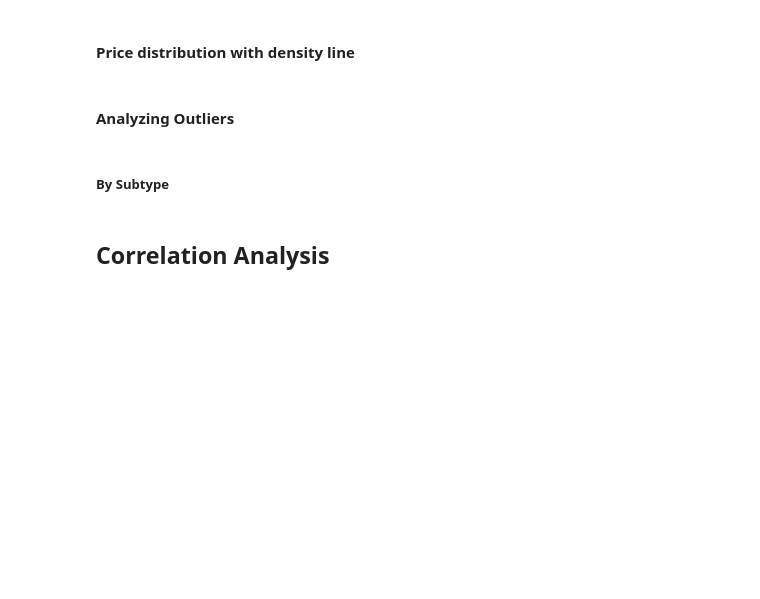
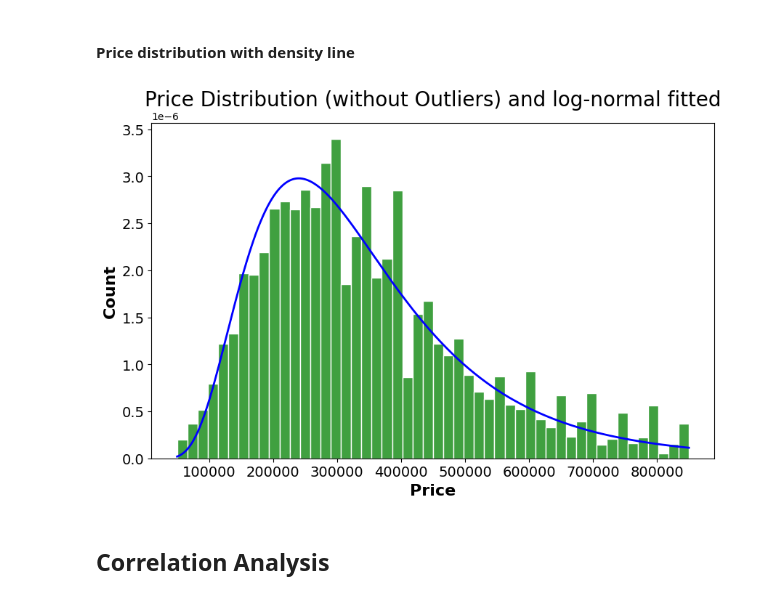
Before and after one commit to hermstefanny/immo-eliza-analysis, a Jupyter notebook: eda_draft.ipynb, the cells around one changed output. Drawn from its saved outputs; the diff is of its cells as text; code cells hidden in the pictures; blank space fills up the shorter version.

```diff
--- a/eda_draft.ipynb
+++ b/eda_draft.ipynb
@@ -148,18 +160,18 @@ data_price_ml = df_wo_price_outliers['price']
 # %%
 plt.figure(figsize=(10, 6))
 sns.histplot(data_price_ml, bins=50, stat='density', color='green', edgecolor='white')
 
 shape, loc, scale = lognorm.fit(data_price_ml, floc=0)
 
 x = np.linspace(data_price_ml.min(), data_price_ml.max(), 1000)
 pdf = lognorm.pdf(x, shape, loc=loc, scale=scale)
 
 plt.plot(x, pdf, 'b', linewidth=2, label='Log-normal fit')
-plt.title('Price Distribution (without Outliers) and log-normal fitted')
+plt.title('Price Distribution (without Outliers) and log-normal fitted', fontsize = 20)
+plt.xlabel('Price',  fontsize=16, weight='bold')
+plt.ylabel('Count' , fontsize=16, weight='bold')
+plt.xticks(fontsize=14)
+plt.yticks(fontsize=14)
 plt.savefig('images/price_distribution_wout_outliers_log_normal.png')
-plt.xlabel('Price')
-plt.ylabel('Count')
+# %% [output]
+[figure, added]
-# %% [markdown]
-#### Analyzing Outliers
-# %% [markdown]
-##### By Subtype
```
Also changed, not shown: parts of 15 cells of this notebook, 1 other file.
